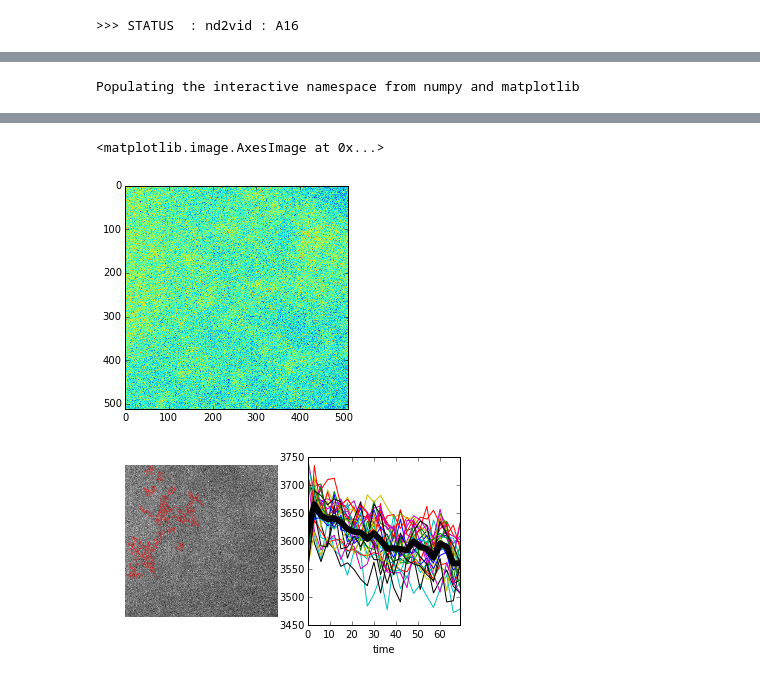
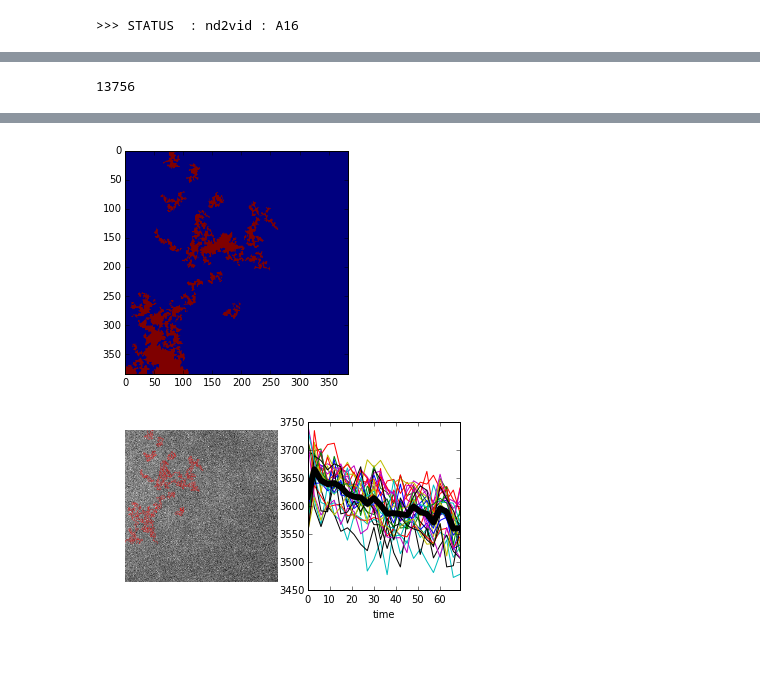
Before and after one commit to rraadd88/htsimaging, a Jupyter notebook: htsimaging/test_nd2vid.ipynb, the cells around one changed output, grey strips where cells are left out. Drawn from its saved outputs; the diff is of its cells as text; code cells hidden in the pictures.

Commit message:
nd2vid regions fix

```diff
--- a/htsimaging/test_nd2vid.ipynb
+++ b/htsimaging/test_nd2vid.ipynb
@@ -81,7 +81,7 @@ def arr_list2regions(arr_list, time_increment):
         del props
     kins_mean=kins_mean.loc[:, ~(kins_mean < 2000).any(axis=0)] #stitch
     kins_mean['time']=np.array(range(len(arr_list)))*time_increment #stitch
-    return regions_cleaned,kins_mean
+    return regions,regions_cleaned,kins_mean
 
 def arr_list2vid(arr_list,regions,kins_mean,vid_fh,xpixels, ypixels):
     dpi = 100
@@ -133,10 +133,10 @@ if not any(x in well for x in wells):
 # %%
 if not exists("%s.%sstb.mp4" % (fh_xls,well)):
     print ">>> STATUS  : nd2vid : %s" % well
-    nd_fns=data_fns[well].dropna().unique()
-    arr_list=nd2arr_list(nd_dh,nd_fns)
-    arr_list_stb=raw2phasecorr(arr_list)
-    regions,kins_mean=arr_list2regions(arr_list_stb,3)
+#     nd_fns=data_fns[well].dropna().unique()
+#     arr_list=nd2arr_list(nd_dh,nd_fns)
+#     arr_list_stb=raw2phasecorr(arr_list)
+    regions,regions_cleaned,kins_mean=arr_list2regions(arr_list_stb,3)
 #     arr_list2vid(arr_list_stb,regions,kins_mean,('%s.%sstb.mp4' % (fh_xls,well)),384, 384)
 #     arr_list2vid(regions,arr_list    ,('%s.%sraw.mp4' % (fh_xls,well)),384, 384)
 else:
@@ -156,5 +174,6 @@ arr_list=nd2arr_list(nd_dh,nd_fns)
 # %%
-%pylab inline
-plt.imshow(arr_list[0])
+# plt.imshow(arr_list[0])
+plt.imshow(regions_cleaned)
+(regions_cleaned == True).sum()
 # %% [output]
-Populating the interactive namespace from numpy and matplotlib
+13756
@@ -163,5 +180,4 @@ WARNING: pylab import has clobbered these variables: ['info', 'var']
-<matplotlib.image.AxesImage at 0x...>
-[figure, old version]
+[figure, new version]
 # %%
 dpi=100
 xpixels=384
```
Also changed, not shown: parts of 8 cells of this notebook, 1 other file.
